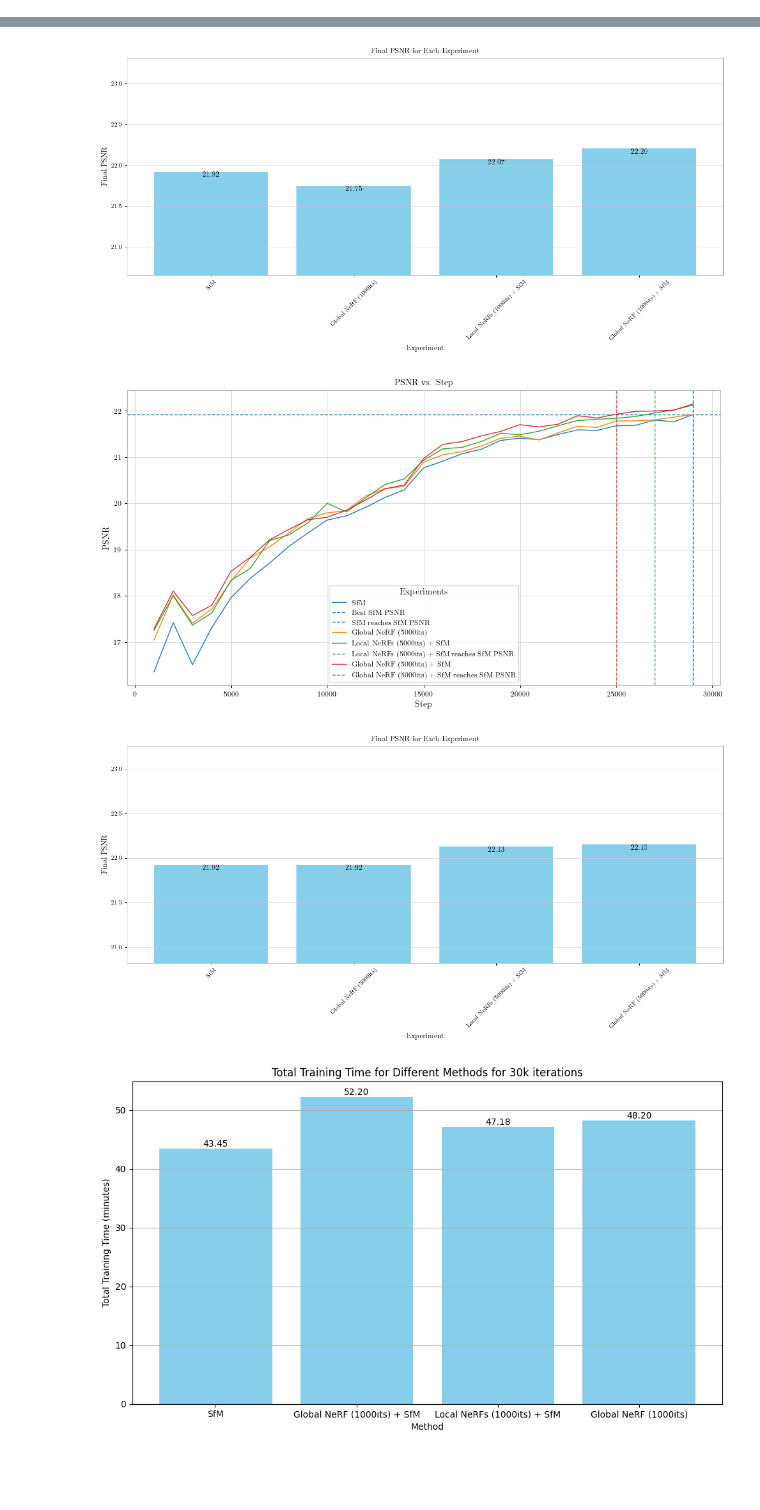
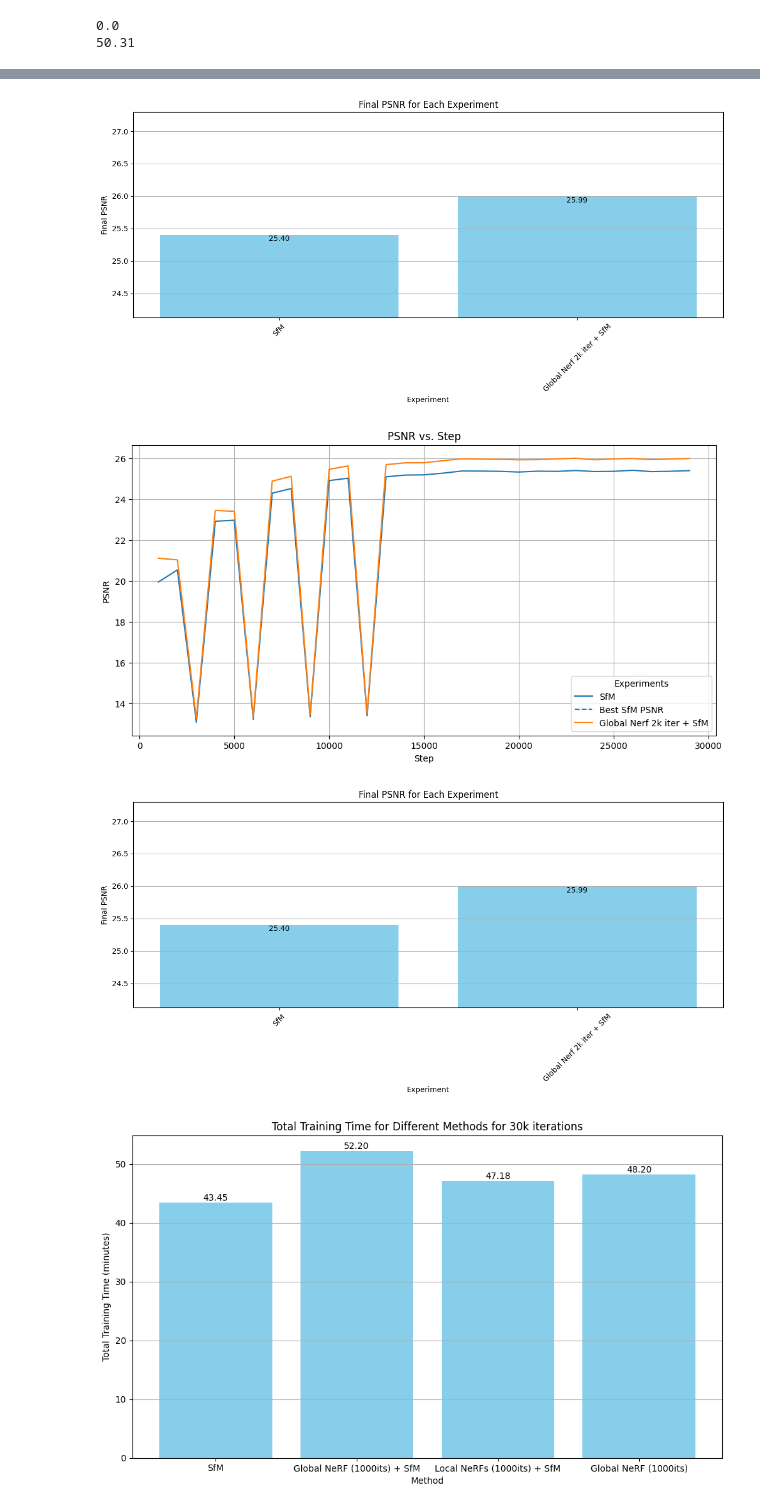
Before and after one commit to RadoslavMYankov/ADL4CV, a Jupyter notebook: utils/tensorboard_parsing.ipynb, the cells around one changed output, grey strips where cells are left out. Saved outputs shown, nothing was run; the diff lists cells and outputs as text; code cells hidden in the pictures; blank space fills up the shorter version.

```diff
--- a/utils/tensorboard_parsing.ipynb
+++ b/utils/tensorboard_parsing.ipynb
@@ -18,6 +18,6 @@ psnr = pd.concat(metrics)
 psnr.head()
 
 training_times = {
-    "local_5000": 51.0
+    "global_2000": 50.31
 }
 # %% [output]
@@ -74,7 +59,8 @@ def plot_psnr(psnr, experiments, by="step", baseline_experiment="SfM"):
     for experiment, group in filtered_psnr.groupby('experiment_display', observed=True):
         # Convert Time to Time in seconds since the start of the experiment
         if by == "time":
-            startup_time = training_times[experiment] if experiment in training_times else 0.0
+            startup_time = training_times["global_2000"] if "Nerf" in experiment else 0.0
+            print(startup_time)
             group[x] = (group[x] - group[x].min() + startup_time)
         experiment_plot = plt.plot(group[x], group['Value'], label=experiment)
         if baseline_experiment is not None and experiment.lower() == baseline_experiment.lower():
@@ -122,9 +108,13 @@ def plot_psnr(psnr, experiments, by="step", baseline_experiment="SfM"):
     plt.tight_layout()
     plt.show()
 # %%
-with plt.rc_context(fname="style.rc"):
-    plot_psnr(psnr, {"sfm": "SfM", "global_1000": "Global NeRF (1000its)", "local_1000": "Local NeRFs (1000its) + SfM", "global_sfm_1000": "Global NeRF (1000its) + SfM"}, by="time")
-    plot_psnr(psnr, {"sfm": "SfM", "global_5000": "Global NeRF (5000its)", "local_5000": "Local NeRFs (5000its) + SfM", "global_sfm_5000": "Global NeRF (5000its) + SfM"})
+#with plt.rc_context(fname="style.rc"):
+    #plot_psnr(psnr, {"sfm": "SfM", "global_1000": "Global NeRF (1000its)", "local_1000": "Local NeRFs (1000its) + SfM", "global_sfm_1000": "Global NeRF (1000its) + SfM"}, by="time")
+    #plot_psnr(psnr, {"sfm": "SfM", "global_5000": "Global NeRF (5000its)", "local_5000": "Local NeRFs (5000its) + SfM", "global_sfm_5000": "Global NeRF (5000its) + SfM"})
 #plot_psnr(psnr, {"sfm": "SfM", "local_500": "Local NeRFs (500its) + SfM", "local_1000": "Local NeRFs (1000its) + SfM", "local_3000": "Local NeRFs (3000its) + SfM", "local_5000": "Local NeRFs (5000its) + SfM", })
 #plot_psnr(psnr, {"sfm": "SfM", "global_sfm_1000": "Global NeRF (1000its) + SfM", "global_sfm_5000": "Global NeRF (5000its) + SfM", "global_sfm_20000": "Global NeRF (20000its) + SfM"})
+plot_psnr(psnr, {"sfm_init": "SfM", "sfm_nerf2k_init": "Global Nerf 2k iter + SfM"}, by="time")
+plot_psnr(psnr, {"sfm_init": "SfM", "sfm_nerf2k_init": "Global Nerf 2k iter + SfM"})
 # %% [output]
+0.0
+50.31
@@ -132,6 +122,6 @@ with plt.rc_context(fname="style.rc"):
-[figure, old version]
+[figure, new version]
-[figure, old version]
+[figure, new version]
-[figure, old version]
+[figure, new version]
 # %%
 training_times_per_iteration = {
     500: 12.35,
```
Also changed, not shown: parts of 2 cells of this notebook, 17 other files.
